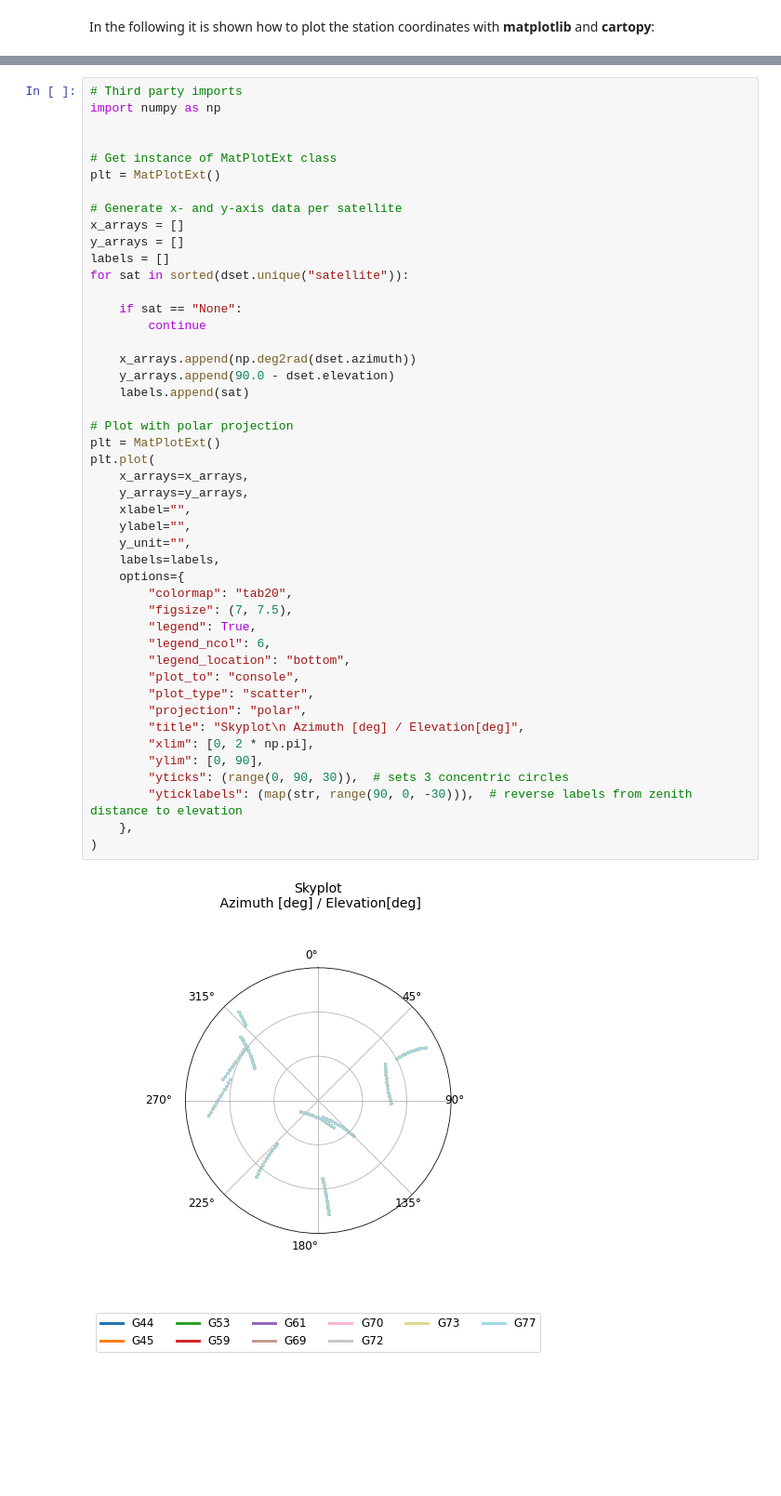
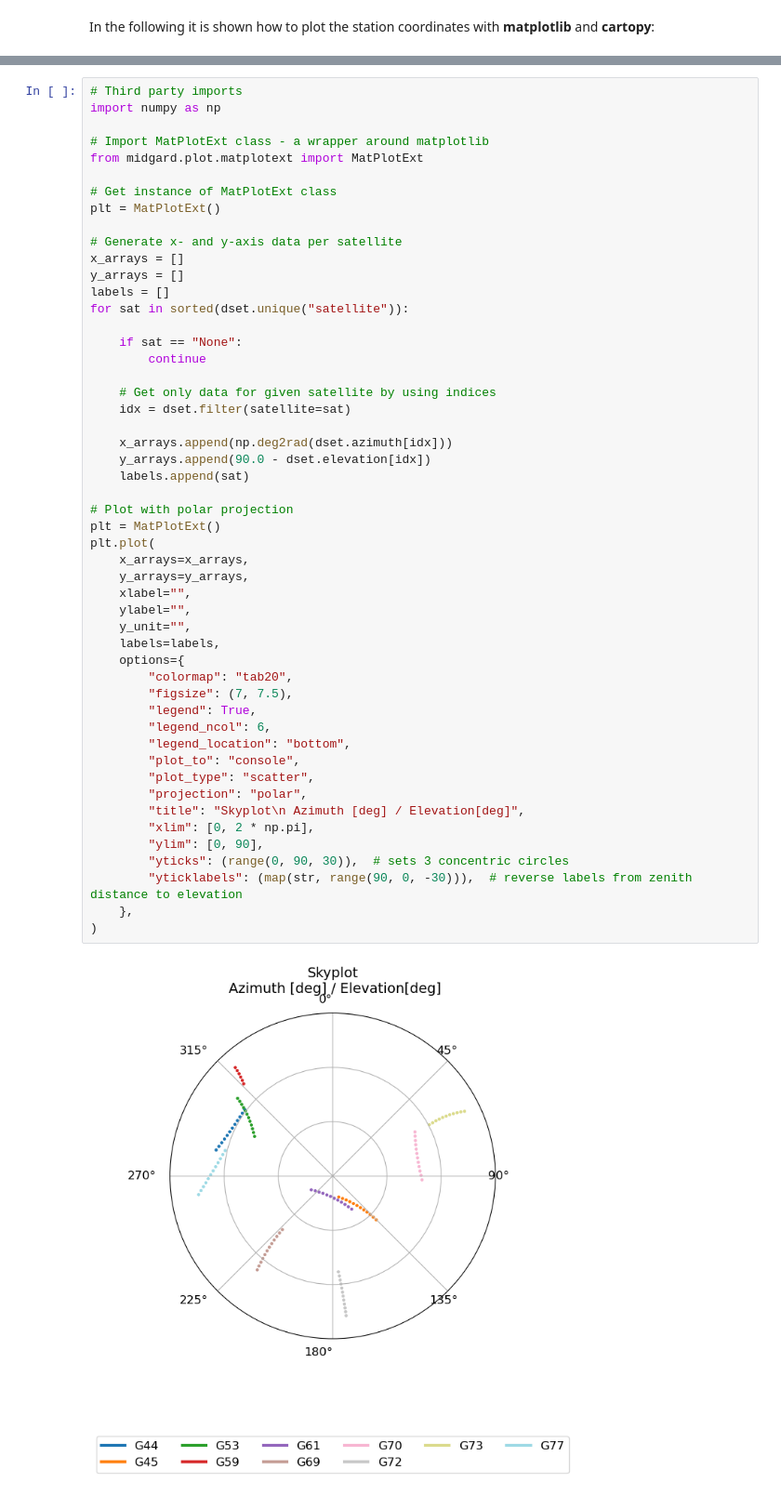
Before and after one commit to kartverket/midgard, a Jupyter notebook: notebooks/parsers/gipsyx.ipynb, the cells around one changed output, grey strips where cells are left out. Shown: that part at 93% size. Cells and saved outputs as stored; diff of their text form; blank space fills up the shorter version.

```diff
--- a/notebooks/parsers/gipsyx.ipynb
+++ b/notebooks/parsers/gipsyx.ipynb
@@ -96,6 +100,8 @@ plt.plot(
 # Third party imports
 import numpy as np
 
+# Import MatPlotExt class - a wrapper around matplotlib
+from midgard.plot.matplotext import MatPlotExt
 
 # Get instance of MatPlotExt class
 plt = MatPlotExt()
@@ -109,34 +115,37 @@ for sat in sorted(dset.unique("satellite")):
     if sat == "None":
         continue
 
-    x_arrays.append(np.deg2rad(dset.azimuth))
-    y_arrays.append(90.0 - dset.elevation)
+    # Get only data for given satellite by using indices
+    idx = dset.filter(satellite=sat)
+
+    x_arrays.append(np.deg2rad(dset.azimuth[idx]))
+    y_arrays.append(90.0 - dset.elevation[idx])
     labels.append(sat)
 
 # Plot with polar projection
 plt = MatPlotExt()
 plt.plot(
     x_arrays=x_arrays,
     y_arrays=y_arrays,
     xlabel="",
     ylabel="",
     y_unit="",
     labels=labels,
     options={
         "colormap": "tab20",
         "figsize": (7, 7.5),
         "legend": True,
         "legend_ncol": 6,
         "legend_location": "bottom",
         "plot_to": "console",
         "plot_type": "scatter",
         "projection": "polar",
         "title": "Skyplot\n Azimuth [deg] / Elevation[deg]",
         "xlim": [0, 2 * np.pi],
         "ylim": [0, 90],
         "yticks": (range(0, 90, 30)),  # sets 3 concentric circles
         "yticklabels": (map(str, range(90, 0, -30))),  # reverse labels from zenith distance to elevation
     },
 )
 # %% [output]
-[figure, old version]
+[figure, new version]
```
Also changed, not shown: parts of 2 cells of this notebook, 5 other files.
